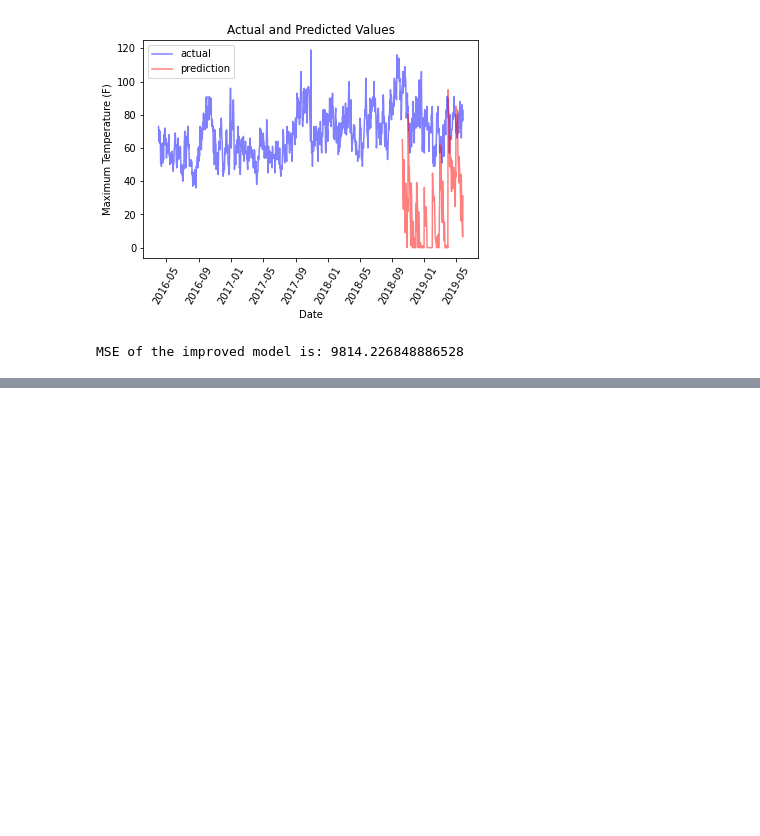
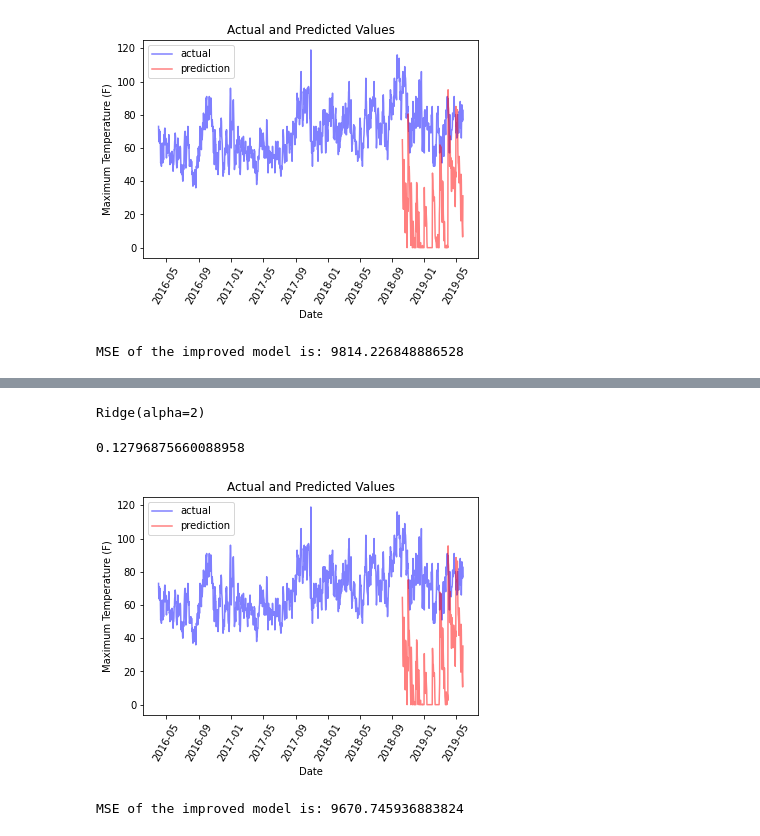
Before and after one commit to PandaKata/standby_duty_forecasting, a Jupyter notebook: notebooks/hyperparam_tuning.ipynb, the cells around one changed output, grey strips where cells are left out. Cells and saved outputs as stored; diff of their text form; code cells hidden in the pictures; blank space fills up the shorter version.

```diff
--- a/notebooks/hyperparam_tuning.ipynb
+++ b/notebooks/hyperparam_tuning.ipynb
@@ -641,0 +651,8 @@ MSE of the improved model is: 9814.226848886528
+# %%
+for i in range(1, 9):
+     ridgeModel = Ridge(alpha = i * 0.25)
+     ridgeModel.fit(x_train, y_train)
+     scores = cross_val_score(ridgeModel, X, y, cv = 10)
+     avg_cross_val_score = np.mean(scores)
+     cross_val_scores_ridge.append(avg_cross_val_score)
+     alpha.append(i * 0.25)
@@ -641,0 +671,32 @@ MSE of the improved model is: 9814.226848886528
+# %%
+# best value seems to be 2
+ridgeModelChosen = Ridge(alpha = 2)
+ridgeModelChosen.fit(x_train, y_train)
+# %% [output]
+Ridge(alpha=2)
+# %%
+# Evaluate the Ridge Regression model
+print(ridgeModelChosen.score(x_test, y_test))
+# %% [output]
+0.12796875660088958
+# %%
+pred = ridgeModelChosen.predict(x_test)
+pred = pd.Series(pred)
+pred = pred.apply(lambda x: 0 if x < 0 else x)
+# %%
+predictions_data_ridge = pd.DataFrame(data = {'date': test_dates, 'prediction': pred})
+# %%
+# Plot the actual values,
+plt.plot(true_data['date'], true_data['actual'], 'b-', label = 'actual', alpha=0.5)
+# Plot the predicted values
+plt.plot(predictions_data_ridge['date'], predictions_data_ridge['prediction'], label = 'prediction', alpha=0.5, color='red')
+plt.xticks(rotation = '60');
+plt.legend()
+# Graph labels
+plt.xlabel('Date'); plt.ylabel('Maximum Temperature (F)'); plt.title('Actual and Predicted Values');
+# %% [output]
+[figure, added]
+# %%
+print('MSE of the improved model is:' , mean_squared_error(y_test, pred))
+# %% [output]
+MSE of the improved model is: 9670.745936883824
```
Also changed, not shown: parts of 13 cells of this notebook.
